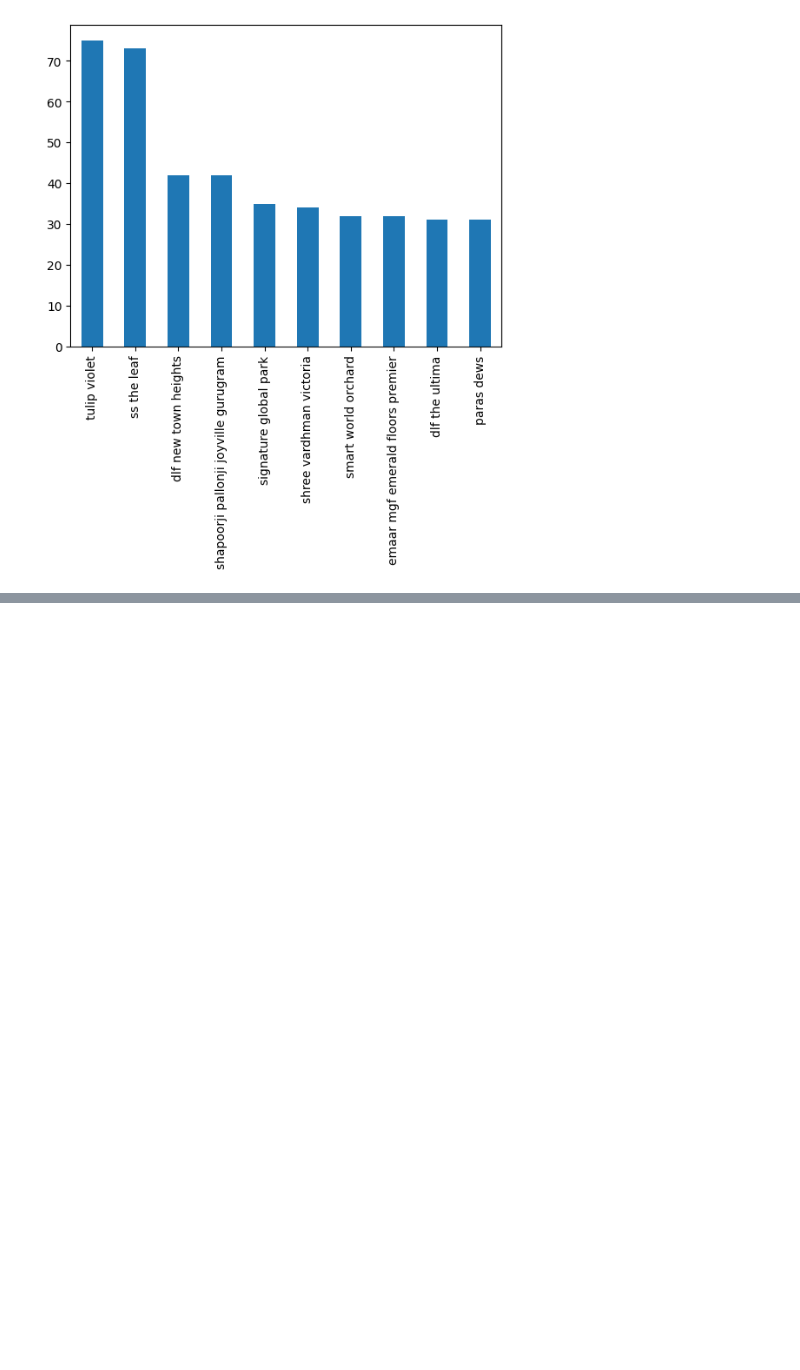
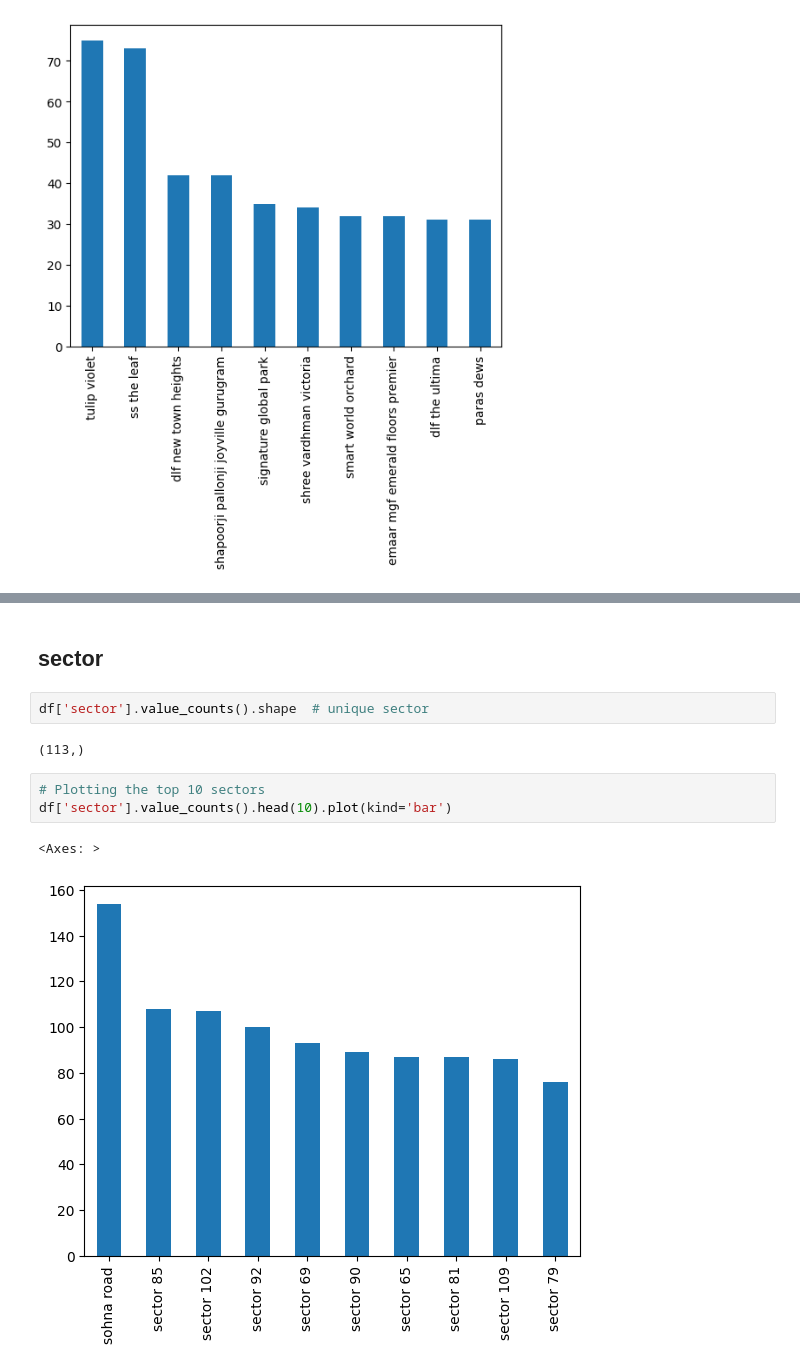
Before and after one commit to Shashan-k/Real-estate-Project, a Jupyter notebook: eda-univariate-analysis_6.ipynb, the cells around one changed output, grey strips where cells are left out. Saved outputs shown, nothing was run; the diff lists cells and outputs as text; blank space fills up the shorter version.

```diff
--- a/eda-univariate-analysis_6.ipynb
+++ b/eda-univariate-analysis_6.ipynb
@@ -128,0 +152,12 @@ df[df['society'] != 'independent']['society'].value_counts().head(10).plot(kind
+# %% [markdown]
+## sector
+# %%
+df['sector'].value_counts().shape  # unique sector
+# %% [output]
+(113,)
+# %%
+# Plotting the top 10 sectors
+df['sector'].value_counts().head(10).plot(kind='bar')
+# %% [output]
+<Axes: >
+[figure, added]
```
Also changed, not shown: parts of 13 cells of this notebook.
